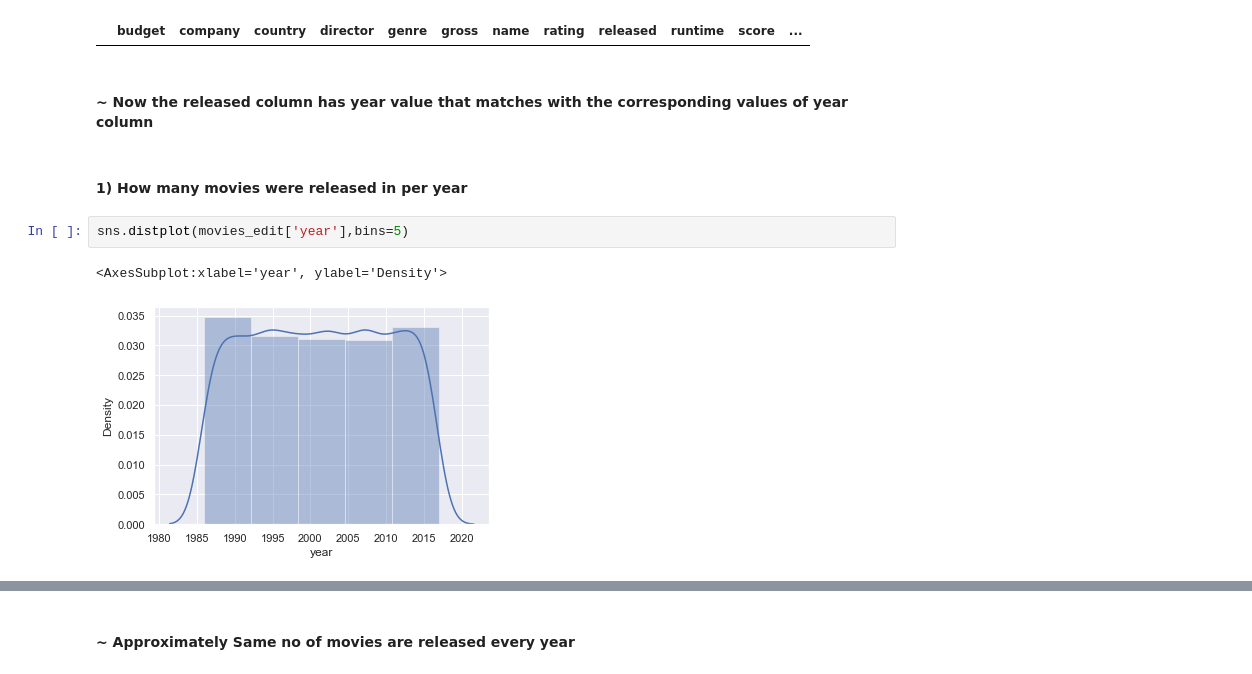
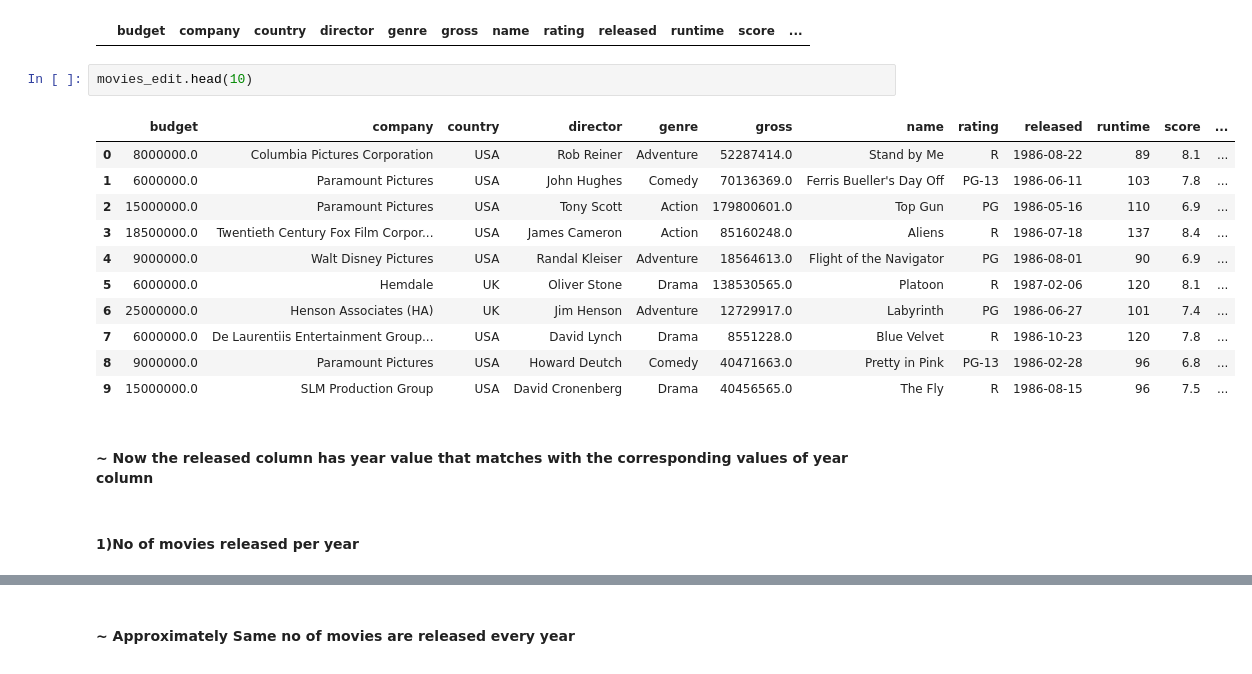
Before and after one commit to pranav2001/Movie_analysis, a Jupyter notebook: movie_kaggle_eda.ipynb, the cells around one changed output, grey strips where cells are left out. Saved outputs shown, nothing was run; the diff lists cells and outputs as text.

```diff
--- a/movie_kaggle_eda.ipynb
+++ b/movie_kaggle_eda.ipynb
@@ -145,12 +150,21 @@ movies_edit.loc[movies_edit['released'].dt.year!=movies_edit['year'],'year']=mov
 movies_edit[movies_edit['released'].dt.year!=movies_edit['year']]
 # %% [output]
 |  | budget | company | country | director | genre | gross | name | rating | released | runtime | score | ... |
+# %%
+movies_edit.head(10)
+# %% [output]
+|  | budget | company | country | director | genre | gross | name | rating | released | runtime | score | ... |
+| 0 | 8000000.0 | Columbia Pictures Corporation | USA | Rob Reiner | Adventure | 52287414.0 | Stand by Me | R | 1986-08-22 | 89 | 8.1 | ... |
+| 1 | 6000000.0 | Paramount Pictures | USA | John Hughes | Comedy | 70136369.0 | Ferris Bueller's Day Off | PG-13 | 1986-06-11 | 103 | 7.8 | ... |
+| 2 | 15000000.0 | Paramount Pictures | USA | Tony Scott | Action | 179800601.0 | Top Gun | PG | 1986-05-16 | 110 | 6.9 | ... |
+| 3 | 18500000.0 | Twentieth Century Fox Film Corpor... | USA | James Cameron | Action | 85160248.0 | Aliens | R | 1986-07-18 | 137 | 8.4 | ... |
+| 4 | 9000000.0 | Walt Disney Pictures | USA | Randal Kleiser | Adventure | 18564613.0 | Flight of the Navigator | PG | 1986-08-01 | 90 | 6.9 | ... |
+| 5 | 6000000.0 | Hemdale | UK | Oliver Stone | Drama | 138530565.0 | Platoon | R | 1987-02-06 | 120 | 8.1 | ... |
+| 6 | 25000000.0 | Henson Associates (HA) | UK | Jim Henson | Adventure | 12729917.0 | Labyrinth | PG | 1986-06-27 | 101 | 7.4 | ... |
+| 7 | 6000000.0 | De Laurentiis Entertainment Group... | USA | David Lynch | Drama | 8551228.0 | Blue Velvet | R | 1986-10-23 | 120 | 7.8 | ... |
+| 8 | 9000000.0 | Paramount Pictures | USA | Howard Deutch | Comedy | 40471663.0 | Pretty in Pink | PG-13 | 1986-02-28 | 96 | 6.8 | ... |
+| 9 | 15000000.0 | SLM Production Group | USA | David Cronenberg | Drama | 40456565.0 | The Fly | R | 1986-08-15 | 96 | 7.5 | ... |
 # %% [markdown]
 #### ~ Now the released column has year value that matches with the corresponding values of  year column
 # %% [markdown]
-#### 1) How many movies were released in per year
+#### 1)No of movies released per year
-# %%
-sns.distplot(movies_edit['year'],bins=5)
-# %% [output]
-<AxesSubplot:xlabel='year', ylabel='Density'>
-[figure, removed]
```
Also changed, not shown: parts of 16 cells of this notebook.
